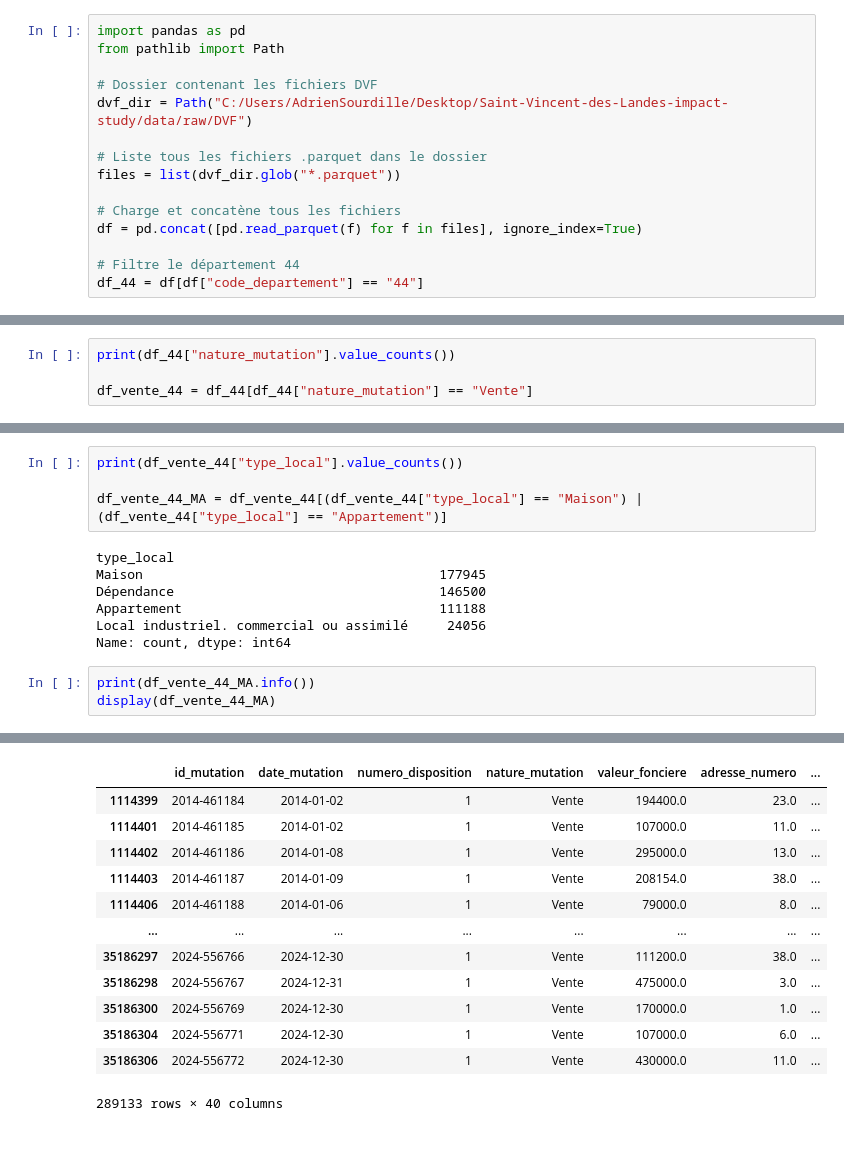
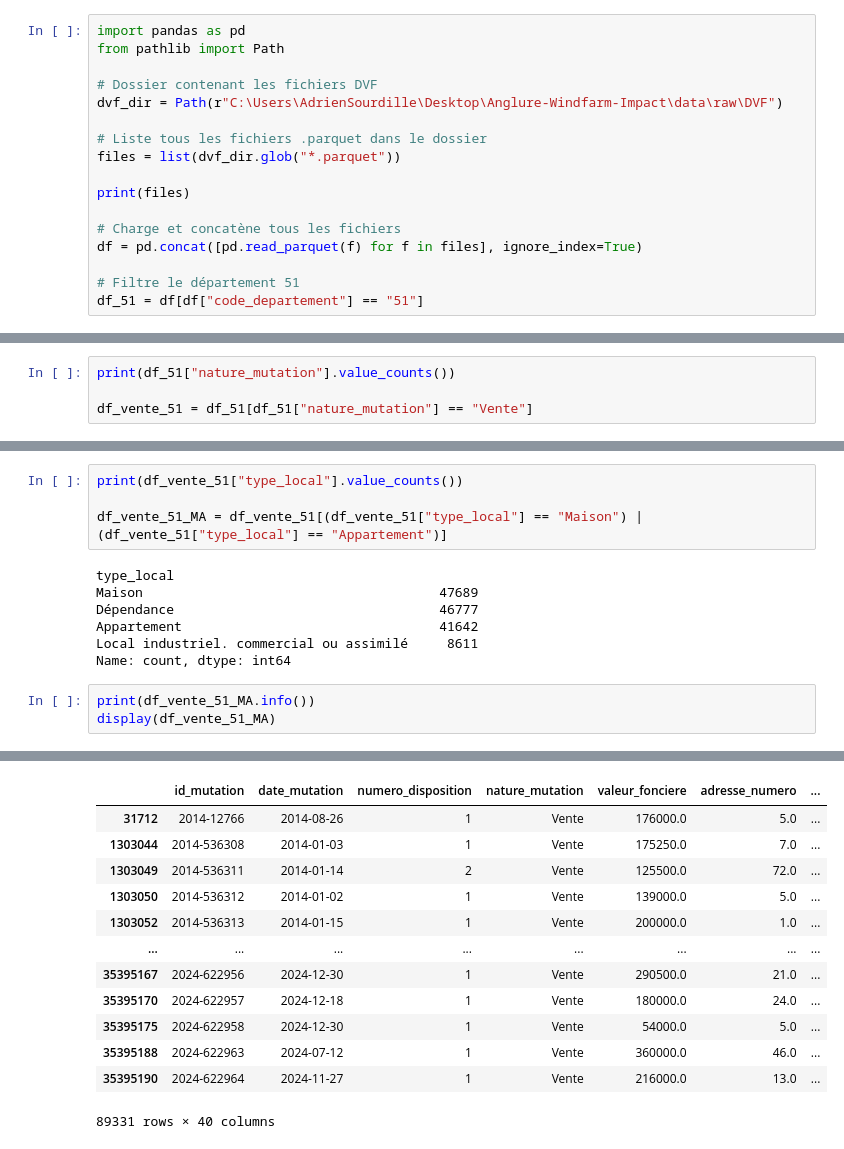
Before and after one commit to AdrienSourdilleTIL/Anglure-Windfarm-Impact, a Jupyter notebook: dvf_cleaning.ipynb, the cells around one changed output, grey strips where cells are left out. Saved outputs shown, nothing was run; the diff lists cells and outputs as text.

```diff
--- a/dvf_cleaning.ipynb
+++ b/dvf_cleaning.ipynb
@@ -3,13 +3,15 @@ import pandas as pd
 from pathlib import Path
 
 # Dossier contenant les fichiers DVF
-dvf_dir = Path("C:/Users/AdrienSourdille/Desktop/Saint-Vincent-des-Landes-impact-study/data/raw/DVF")
+dvf_dir = Path(r"C:\Users\AdrienSourdille\Desktop\Anglure-Windfarm-Impact\data\raw\DVF")
 
 # Liste tous les fichiers .parquet dans le dossier
 files = list(dvf_dir.glob("*.parquet"))
 
+print(files)
+
 # Charge et concatène tous les fichiers
 df = pd.concat([pd.read_parquet(f) for f in files], ignore_index=True)
 
-# Filtre le département 44
-df_44 = df[df["code_departement"] == "44"]
+# Filtre le département 51
+df_51 = df[df["code_departement"] == "51"]
@@ -46,6 +50,6 @@ display(df_44.head())
 # %%
-print(df_44["nature_mutation"].value_counts())
+print(df_51["nature_mutation"].value_counts())
 
-df_vente_44 = df_44[df_44["nature_mutation"] == "Vente"]
+df_vente_51 = df_51[df_51["nature_mutation"] == "Vente"]
 # %% [output]
 nature_mutation
@@ -58,17 +62,17 @@ Expropriation                            567
 Name: count, dtype: int64
 # %%
-print(df_vente_44["type_local"].value_counts())
+print(df_vente_51["type_local"].value_counts())
 
-df_vente_44_MA = df_vente_44[(df_vente_44["type_local"] == "Maison") | (df_vente_44["type_local"] == "Appartement")]
+df_vente_51_MA = df_vente_51[(df_vente_51["type_local"] == "Maison") | (df_vente_51["type_local"] == "Appartement")]
 # %% [output]
 type_local
-Maison                                      177945
-Dépendance                                  146500
-Appartement                                 111188
-Local industriel. commercial ou assimilé     24056
+Maison                                      47689
+Dépendance                                  46777
+Appartement                                 41642
+Local industriel. commercial ou assimilé     8611
 Name: count, dtype: int64
 # %%
-print(df_vente_44_MA.info())
-display(df_vente_44_MA)
+print(df_vente_51_MA.info())
+display(df_vente_51_MA)
 # %% [output]
 <class 'pandas.core.frame.DataFrame'>
@@ -90,15 +94,15 @@ memory usage: 90.4+ MB
 None
 |  | id_mutation | date_mutation | numero_disposition | nature_mutation | valeur_fonciere | adresse_numero | ... |
-| 1114399 | 2014-461184 | 2014-01-02 | 1 | Vente | 194400.0 | 23.0 | ... |
-| 1114401 | 2014-461185 | 2014-01-02 | 1 | Vente | 107000.0 | 11.0 | ... |
-| 1114402 | 2014-461186 | 2014-01-08 | 1 | Vente | 295000.0 | 13.0 | ... |
-| 1114403 | 2014-461187 | 2014-01-09 | 1 | Vente | 208154.0 | 38.0 | ... |
-| 1114406 | 2014-461188 | 2014-01-06 | 1 | Vente | 79000.0 | 8.0 | ... |
+| 31712 | 2014-12766 | 2014-08-26 | 1 | Vente | 176000.0 | 5.0 | ... |
+| 1303044 | 2014-536308 | 2014-01-03 | 1 | Vente | 175250.0 | 7.0 | ... |
+| 1303049 | 2014-536311 | 2014-01-14 | 2 | Vente | 125500.0 | 72.0 | ... |
+| 1303050 | 2014-536312 | 2014-01-02 | 1 | Vente | 139000.0 | 5.0 | ... |
+| 1303052 | 2014-536313 | 2014-01-15 | 1 | Vente | 200000.0 | 1.0 | ... |
 | ... | ... | ... | ... | ... | ... | ... | ... |
-| 35186297 | 2024-556766 | 2024-12-30 | 1 | Vente | 111200.0 | 38.0 | ... |
-| 35186298 | 2024-556767 | 2024-12-31 | 1 | Vente | 475000.0 | 3.0 | ... |
-| 35186300 | 2024-556769 | 2024-12-30 | 1 | Vente | 170000.0 | 1.0 | ... |
-| 35186304 | 2024-556771 | 2024-12-30 | 1 | Vente | 107000.0 | 6.0 | ... |
-| 35186306 | 2024-556772 | 2024-12-30 | 1 | Vente | 430000.0 | 11.0 | ... |
+| 35395167 | 2024-622956 | 2024-12-30 | 1 | Vente | 290500.0 | 21.0 | ... |
+| 35395170 | 2024-622957 | 2024-12-18 | 1 | Vente | 180000.0 | 24.0 | ... |
+| 35395175 | 2024-622958 | 2024-12-30 | 1 | Vente | 54000.0 | 5.0 | ... |
+| 35395188 | 2024-622963 | 2024-07-12 | 1 | Vente | 360000.0 | 46.0 | ... |
+| 35395190 | 2024-622964 | 2024-11-27 | 1 | Vente | 216000.0 | 13.0 | ... |
-289133 rows × 40 columns
+89331 rows × 40 columns
 # %%
```
Also changed, not shown: parts of 13 cells of this notebook, 1 other file.
